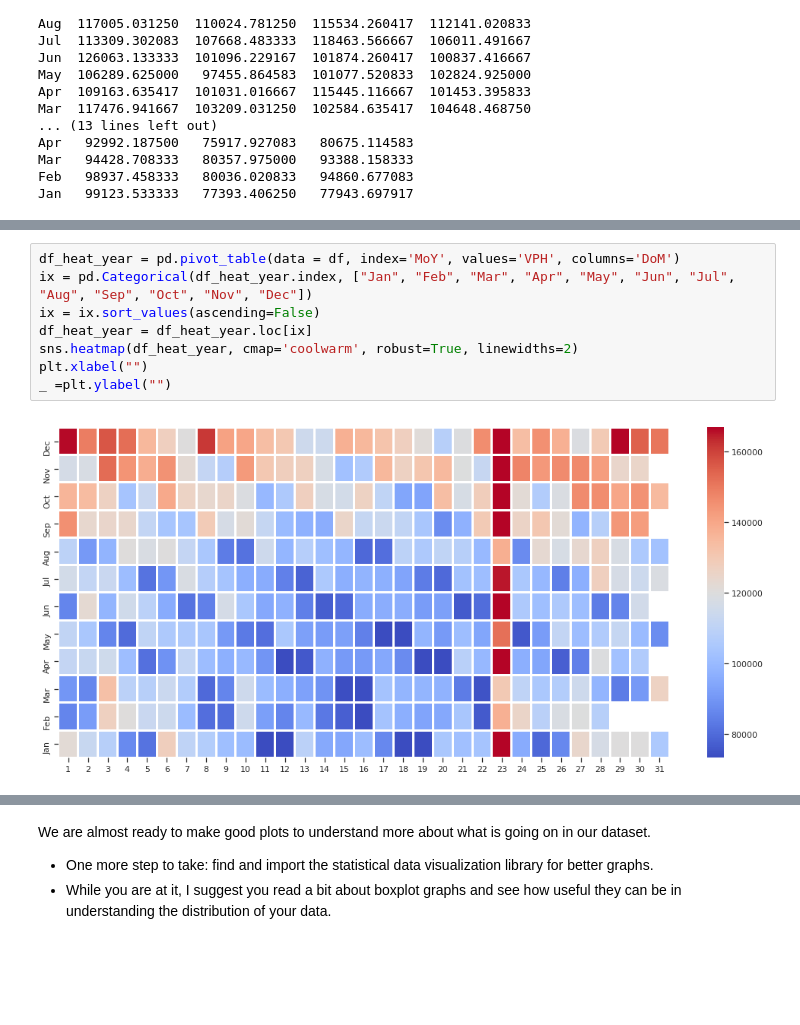
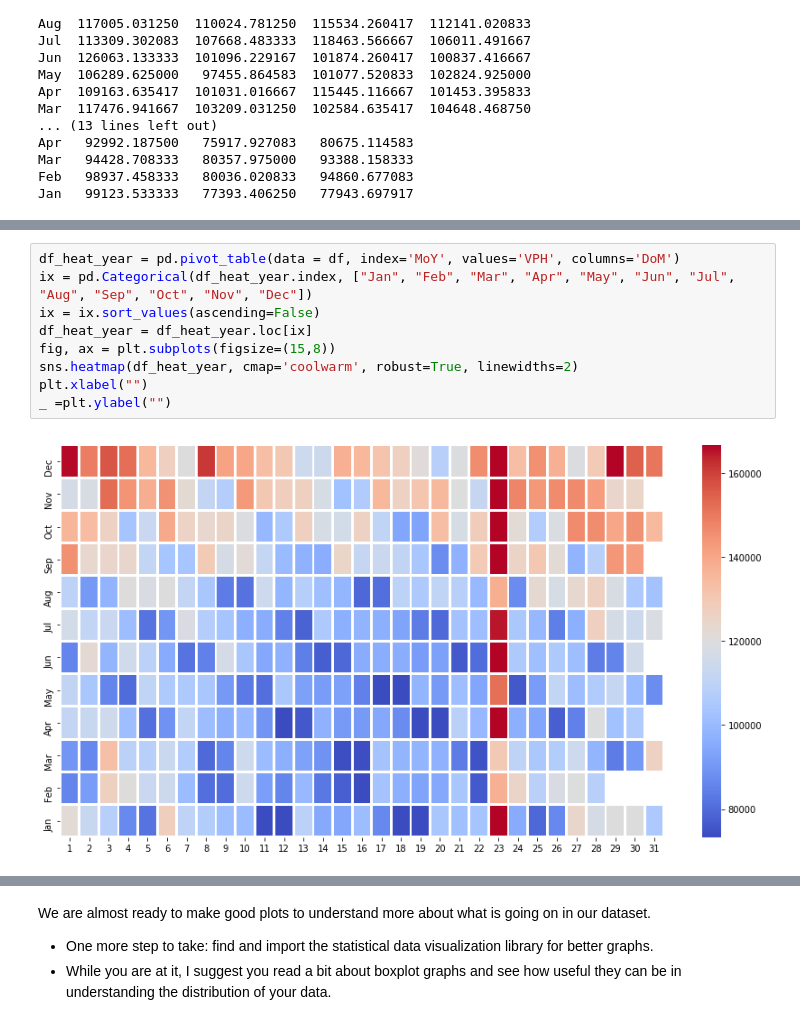
Before and after one commit to nerdiejack/capacity_management, a Jupyter notebook: notebooks/MyWebshopAssignmentWithSolution.ipynb, the cells around one changed output, grey strips where cells are left out. Drawn from its saved outputs; the diff is of its cells as text; blank space fills up the shorter version.

Commit message:
Add images

```diff
--- a/notebooks/MyWebshopAssignmentWithSolution.ipynb
+++ b/notebooks/MyWebshopAssignmentWithSolution.ipynb
@@ -185,13 +184,14 @@ _ =plt.ylabel("")
 # %%
 df_heat_year = pd.pivot_table(data = df, index='MoY', values='VPH', columns='DoM')
 ix = pd.Categorical(df_heat_year.index, ["Jan", "Feb", "Mar", "Apr", "May", "Jun", "Jul", "Aug", "Sep", "Oct", "Nov", "Dec"])
 ix = ix.sort_values(ascending=False)
 df_heat_year = df_heat_year.loc[ix]
+fig, ax = plt.subplots(figsize=(15,8))
 sns.heatmap(df_heat_year, cmap='coolwarm', robust=True, linewidths=2)
 plt.xlabel("")
 _ =plt.ylabel("")
 # %% [output]
-[figure, old version]
+[figure, new version]
 # %%
 df_heat_days = pd.pivot_table(data = df, index='DoW', values='VPH', columns='DoM')
 ix = pd.Categorical(df_heat_days.index, ["Monday", "Tuesday", "Wednesday", "Thursday", "Friday", "Saturday", "Sunday"])
```
Also changed, not shown: parts of 12 cells of this notebook.
